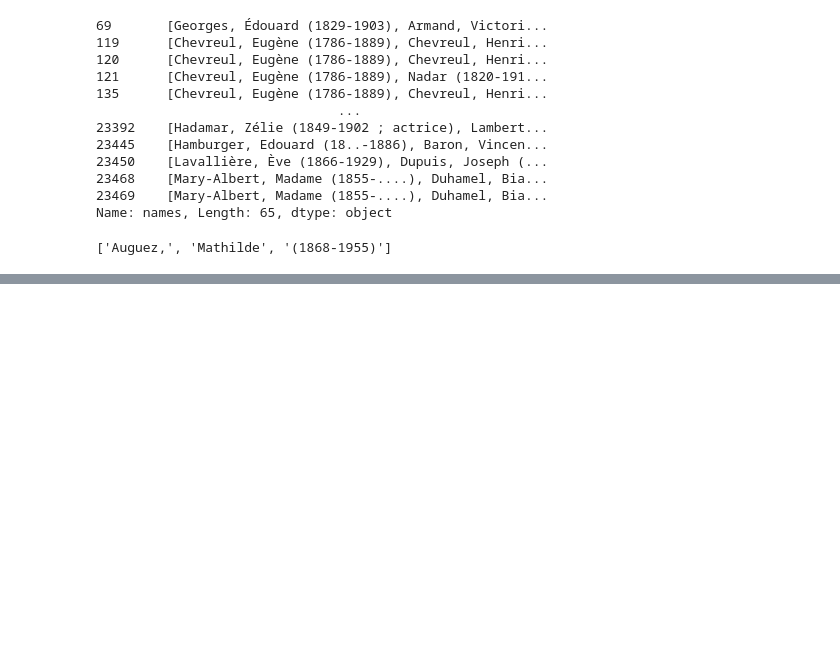
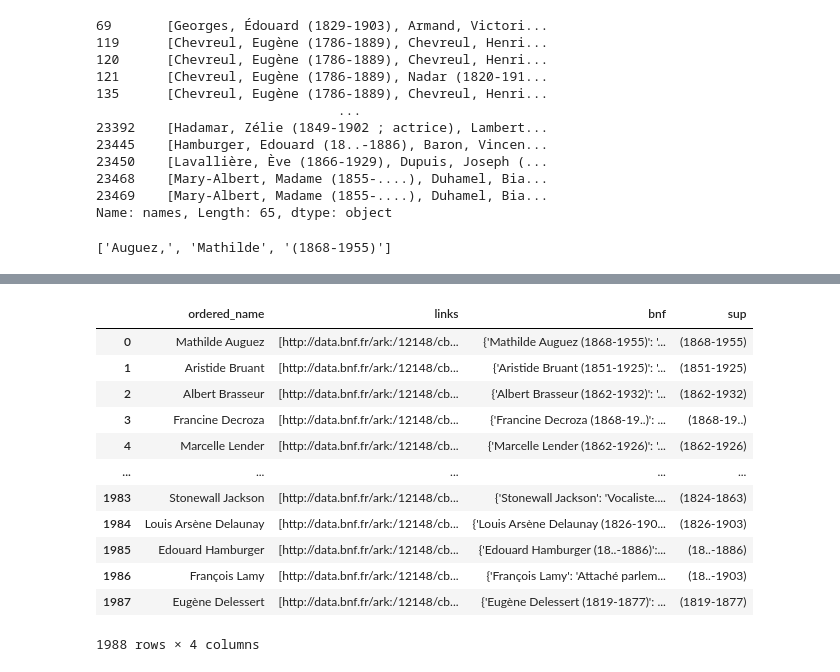
Before and after one commit to liabifano/humans-of-paris-1900, a Jupyter notebook: notebooks/get_tags.ipynb, the cells around one changed output, grey strips where cells are left out. Cells and saved outputs as stored; diff of their text form; code cells hidden in the pictures; blank space fills up the shorter version.

```diff
--- a/notebooks/get_tags.ipynb
+++ b/notebooks/get_tags.ipynb
@@ -675,0 +688,26 @@ AttributeError: 'dict' object has no attribute 'tjson'
+# %%
+bnf_df_ = pd.DataFrame.from_dict(bnf_link, orient='index', columns=['links'])
+# %%
+def get_bnf_description(links):
+    result = {}
+
+    for link in links:
+        try:
+            page = requests.get(link)
+            soup = BeautifulSoup(page.content, 'html.parser')
+            try:
+                bnf_text = soup.find("div", {"itemprop": "description"}).get_text()
+            except:
+                bnf_text = ''
+
+            bnf_title = soup.find("title").get_text()
+            result[bnf_title] = bnf_text
+
+        except:
+            pass
+
+
+    return result
+# %%
+bnf_df_['bnf'] = bnf_df_.links.apply(get_bnf_description)
+bnf_df_ = bnf_df_.reset_index().rename(columns={'index':'ordered_name'})
@@ -675,0 +716,18 @@ AttributeError: 'dict' object has no attribute 'tjson'
+# %%
+bnf_df_merge = pd.merge(bnf_df_, names_df[['ordered_name','sup']], on='ordered_name')
+# %%
+bnf_df_merge
+# %% [output]
+|  | ordered_name | links | bnf | sup |
+| 0 | Mathilde Auguez | [http://data.bnf.fr/ark:/12148/cb... | {'Mathilde Auguez (1868-1955)': '... | (1868-1955) |
+| 1 | Aristide Bruant | [http://data.bnf.fr/ark:/12148/cb... | {'Aristide Bruant (1851-1925)': '... | (1851-1925) |
+| 2 | Albert Brasseur | [http://data.bnf.fr/ark:/12148/cb... | {'Albert Brasseur (1862-1932)': '... | (1862-1932) |
+| 3 | Francine Decroza | [http://data.bnf.fr/ark:/12148/cb... | {'Francine Decroza (1868-19..)': ... | (1868-19..) |
+| 4 | Marcelle Lender | [http://data.bnf.fr/ark:/12148/cb... | {'Marcelle Lender (1862-1926)': '... | (1862-1926) |
+| ... | ... | ... | ... | ... |
+| 1983 | Stonewall Jackson | [http://data.bnf.fr/ark:/12148/cb... | {'Stonewall Jackson': 'Vocaliste.... | (1824-1863) |
+| 1984 | Louis Arsène Delaunay | [http://data.bnf.fr/ark:/12148/cb... | {'Louis Arsène Delaunay (1826-190... | (1826-1903) |
+| 1985 | Edouard Hamburger | [http://data.bnf.fr/ark:/12148/cb... | {'Edouard Hamburger (18..-1886)':... | (18..-1886) |
+| 1986 | François Lamy | [http://data.bnf.fr/ark:/12148/cb... | {'François Lamy': 'Attaché parlem... | (18..-1903) |
+| 1987 | Eugène Delessert | [http://data.bnf.fr/ark:/12148/cb... | {'Eugène Delessert (1819-1877)': ... | (1819-1877) |
+1988 rows × 4 columns
```
Also changed, not shown: parts of 61 cells of this notebook, 6 other files.
